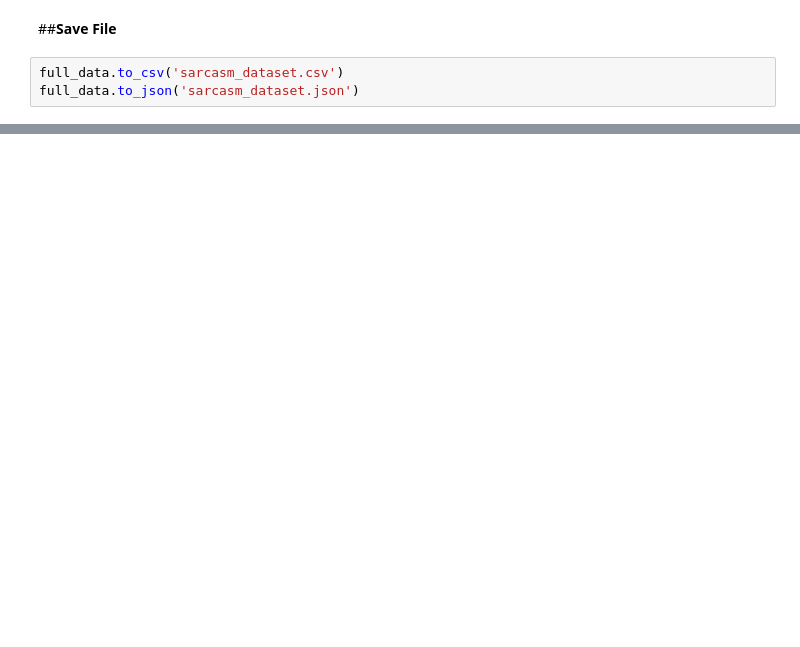
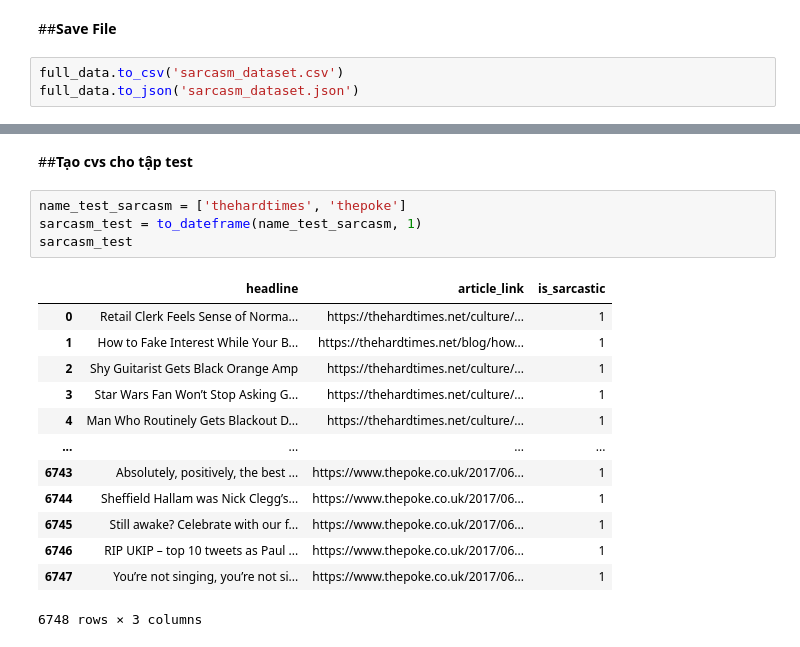
Before and after one commit to phutaekwondo/CS114.L21, a Jupyter notebook: collect_sarcasm/collect_data_Sarcasm.ipynb, the cells around one changed output, grey strips where cells are left out. Saved outputs shown, nothing was run; the diff lists cells and outputs as text; blank space fills up the shorter version.

```diff
--- a/collect_sarcasm/collect_data_Sarcasm.ipynb
+++ b/collect_sarcasm/collect_data_Sarcasm.ipynb
@@ -273,0 +404,20 @@ full_data.to_json('sarcasm_dataset.json')
+# %% [markdown]
+##**Tạo cvs cho tập test**
+# %%
+name_test_sarcasm = ['thehardtimes', 'thepoke']
+sarcasm_test = to_dateframe(name_test_sarcasm, 1)
+sarcasm_test
+# %% [output]
+|  | headline | article_link | is_sarcastic |
+| 0 | Retail Clerk Feels Sense of Norma... | https://thehardtimes.net/culture/... | 1 |
+| 1 | How to Fake Interest While Your B... | https://thehardtimes.net/blog/how... | 1 |
+| 2 | Shy Guitarist Gets Black Orange Amp | https://thehardtimes.net/culture/... | 1 |
+| 3 | Star Wars Fan Won’t Stop Asking G... | https://thehardtimes.net/culture/... | 1 |
+| 4 | Man Who Routinely Gets Blackout D... | https://thehardtimes.net/culture/... | 1 |
+| ... | ... | ... | ... |
+| 6743 | Absolutely, positively, the best ... | https://www.thepoke.co.uk/2017/06... | 1 |
+| 6744 | Sheffield Hallam was Nick Clegg’s... | https://www.thepoke.co.uk/2017/06... | 1 |
+| 6745 | Still awake? Celebrate with our f... | https://www.thepoke.co.uk/2017/06... | 1 |
+| 6746 | RIP UKIP – top 10 tweets as Paul ... | https://www.thepoke.co.uk/2017/06... | 1 |
+| 6747 | You’re not singing, you’re not si... | https://www.thepoke.co.uk/2017/06... | 1 |
+6748 rows × 3 columns
```
Also changed, not shown: parts of 28 cells of this notebook.
